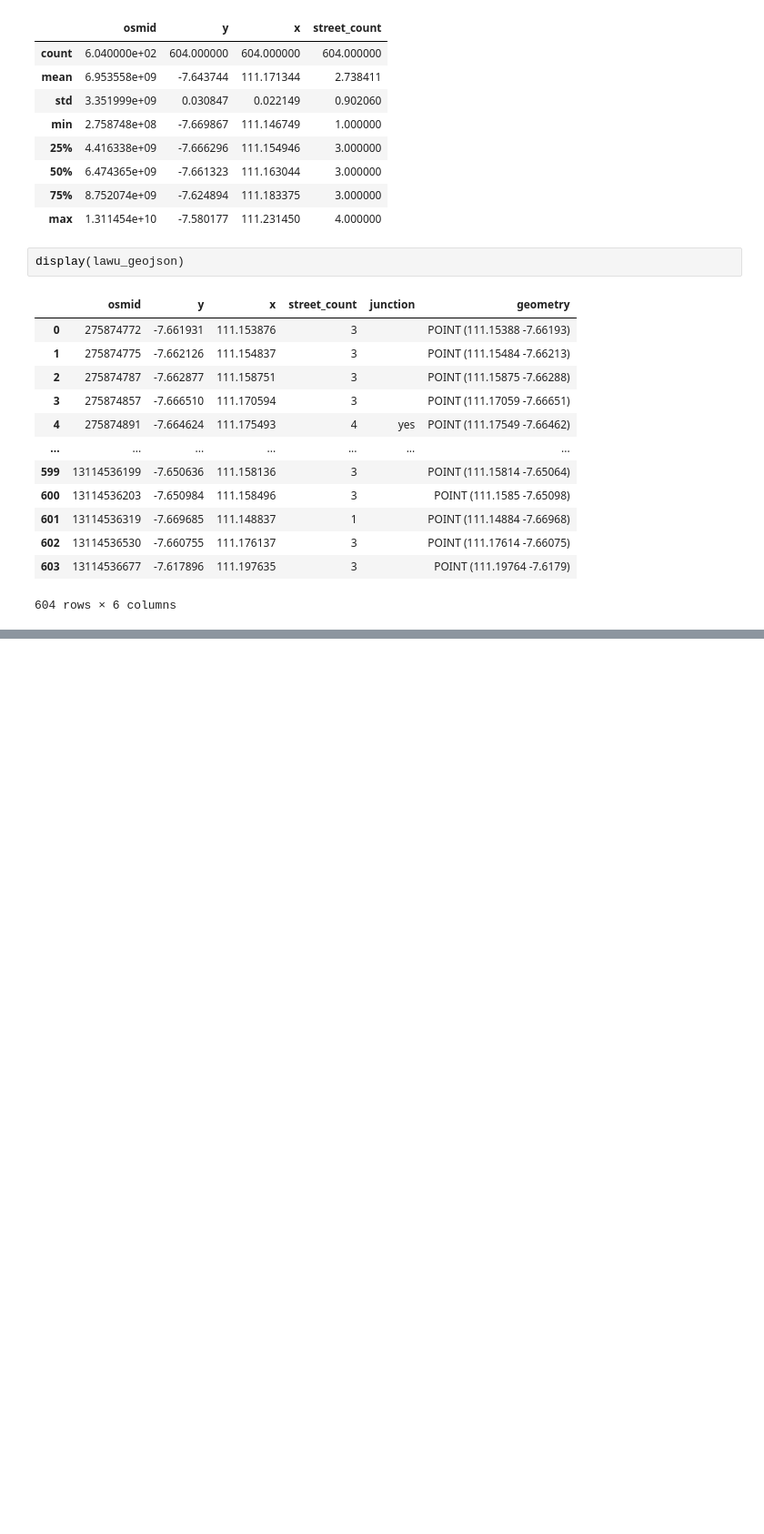
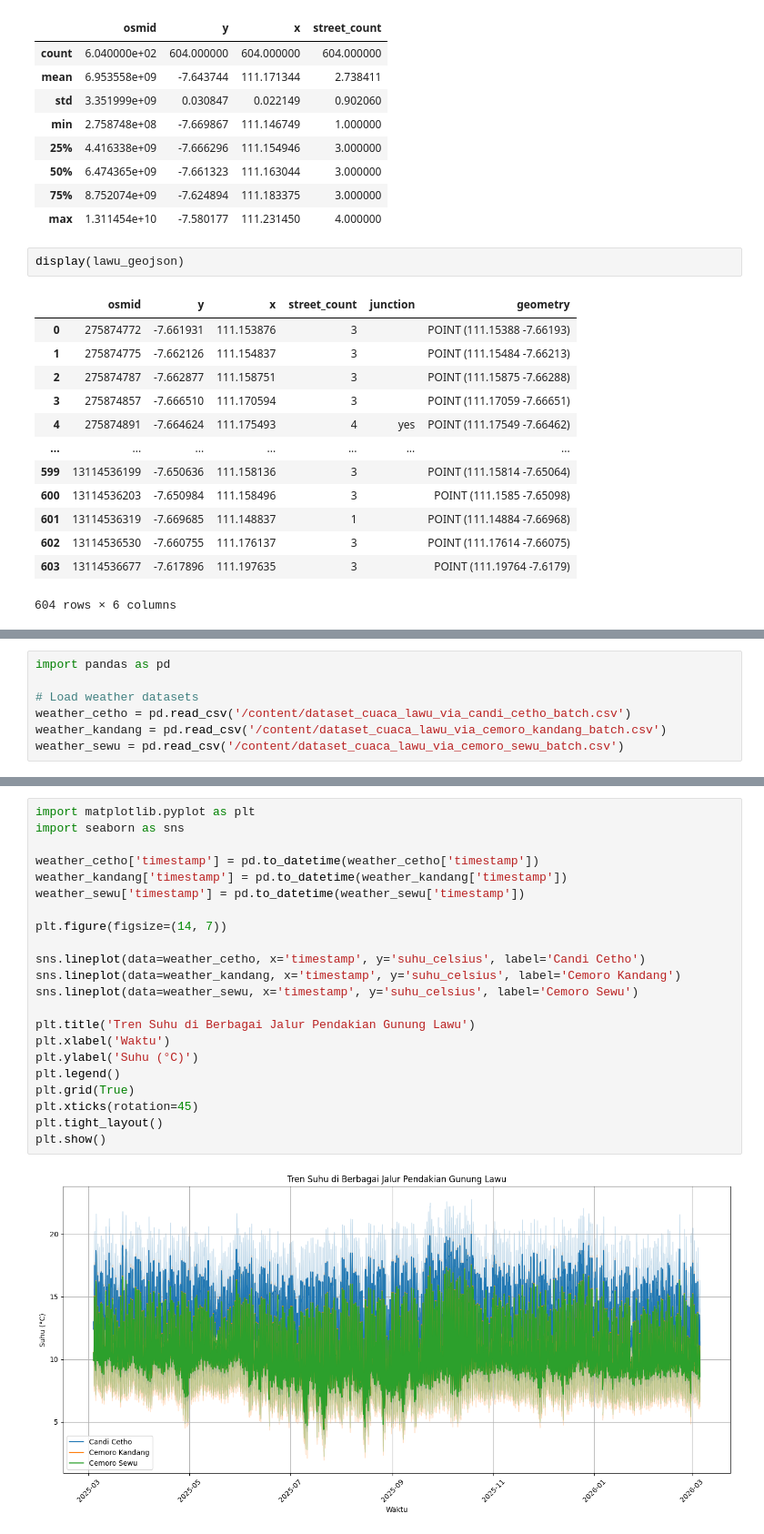
Before and after one commit to hannnzu/Lawu-Geo-Tracker, a Jupyter notebook: Lawu_Geo_Tracker.ipynb, the cells around one changed output, grey strips where cells are left out. Shown at 91% size. Cells and saved outputs as stored; diff of their text form; blank space fills up the shorter version.

```diff
--- a/Lawu_Geo_Tracker.ipynb
+++ b/Lawu_Geo_Tracker.ipynb
@@ -441,0 +726,7 @@ display(lawu_geojson)
+# %%
+import pandas as pd
+
+# Load weather datasets
+weather_cetho = pd.read_csv('/content/dataset_cuaca_lawu_via_candi_cetho_batch.csv')
+weather_kandang = pd.read_csv('/content/dataset_cuaca_lawu_via_cemoro_kandang_batch.csv')
+weather_sewu = pd.read_csv('/content/dataset_cuaca_lawu_via_cemoro_sewu_batch.csv')
@@ -441,0 +766,24 @@ display(lawu_geojson)
+# %%
+import matplotlib.pyplot as plt
+import seaborn as sns
+
+weather_cetho['timestamp'] = pd.to_datetime(weather_cetho['timestamp'])
+weather_kandang['timestamp'] = pd.to_datetime(weather_kandang['timestamp'])
+weather_sewu['timestamp'] = pd.to_datetime(weather_sewu['timestamp'])
+
+plt.figure(figsize=(14, 7))
+
+sns.lineplot(data=weather_cetho, x='timestamp', y='suhu_celsius', label='Candi Cetho')
+sns.lineplot(data=weather_kandang, x='timestamp', y='suhu_celsius', label='Cemoro Kandang')
+sns.lineplot(data=weather_sewu, x='timestamp', y='suhu_celsius', label='Cemoro Sewu')
+
+plt.title('Tren Suhu di Berbagai Jalur Pendakian Gunung Lawu')
+plt.xlabel('Waktu')
+plt.ylabel('Suhu (°C)')
+plt.legend()
+plt.grid(True)
+plt.xticks(rotation=45)
+plt.tight_layout()
+plt.show()
+# %% [output]
+[figure, added]
```
Also changed, not shown: parts of 38 cells of this notebook.
